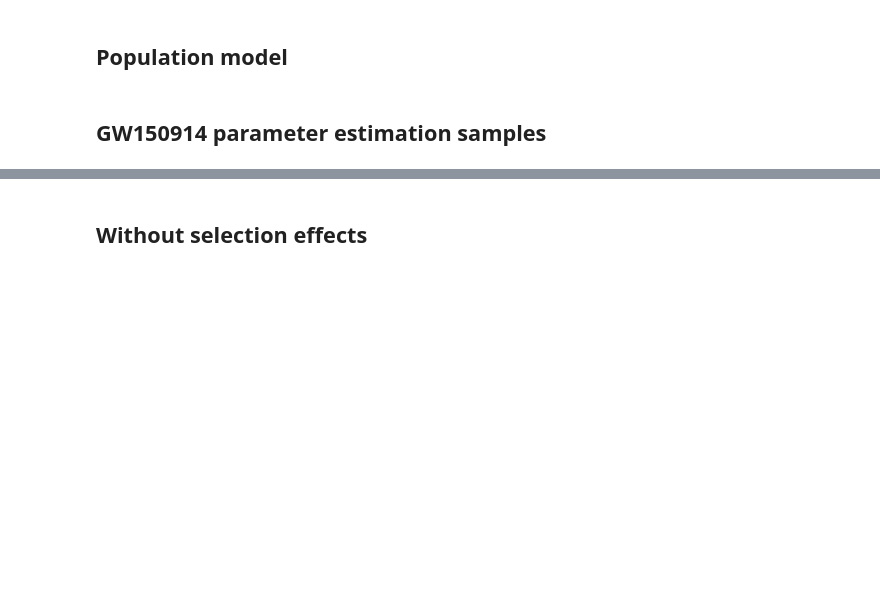
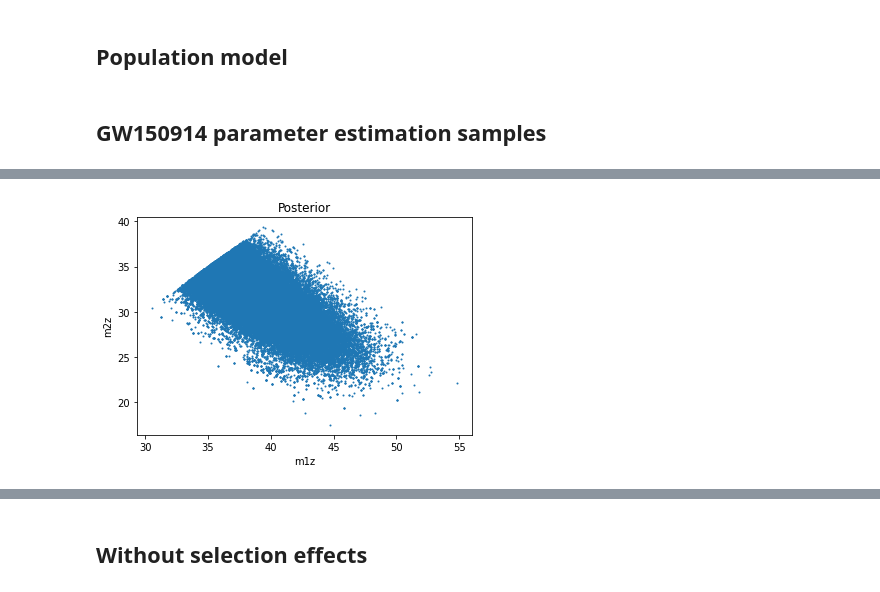
Before and after one commit to mdmould/popodds, a Jupyter notebook: examples/gw_example.ipynb, the cells around one changed output, grey strips where cells are left out. Saved outputs shown, nothing was run; the diff lists cells and outputs as text; code cells hidden in the pictures; blank space fills up the shorter version.

```diff
--- a/examples/gw_example.ipynb
+++ b/examples/gw_example.ipynb
@@ -98 +142,10 @@ plt.ylabel('q');
+# %%
+# The detector-frame m1--m2 posterior
+
+plt.scatter(m1z, m2z, s=1)
+plt.xlabel('m1z')
+plt.ylabel('m2z')
+plt.title('Posterior');
+# %% [output]
+[figure, added]
 # %%
```
Also changed, not shown: parts of 31 cells of this notebook.
